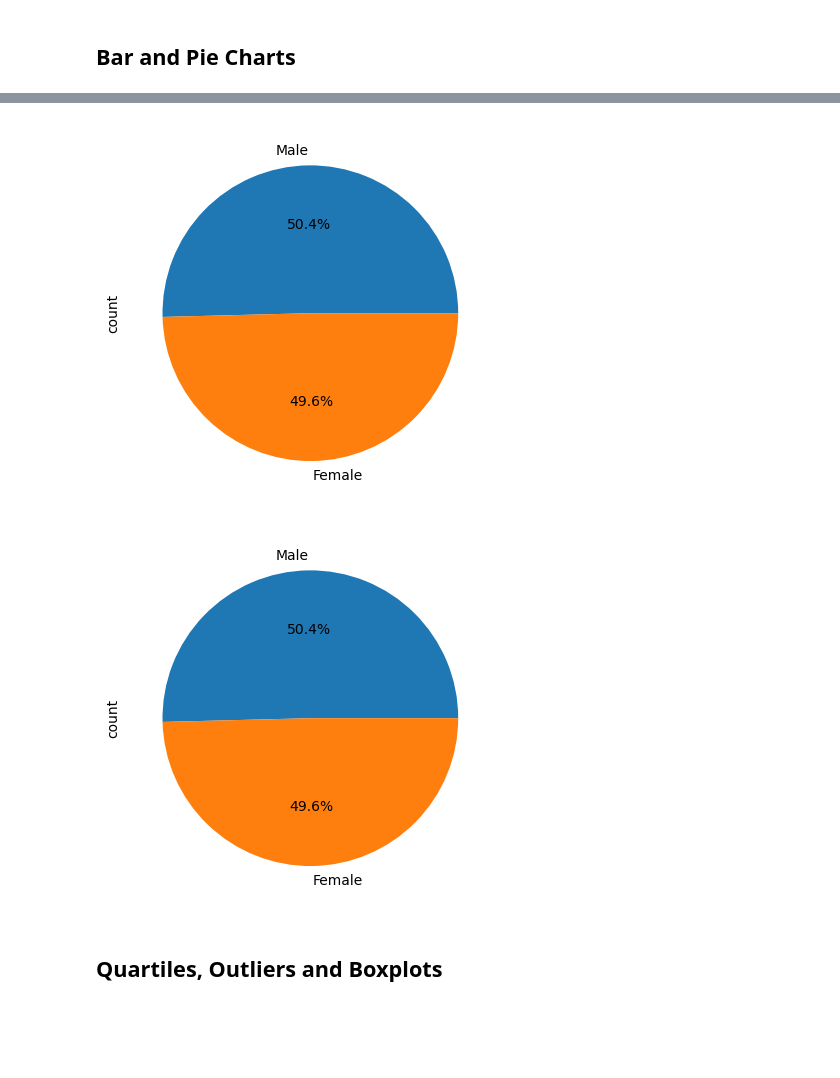
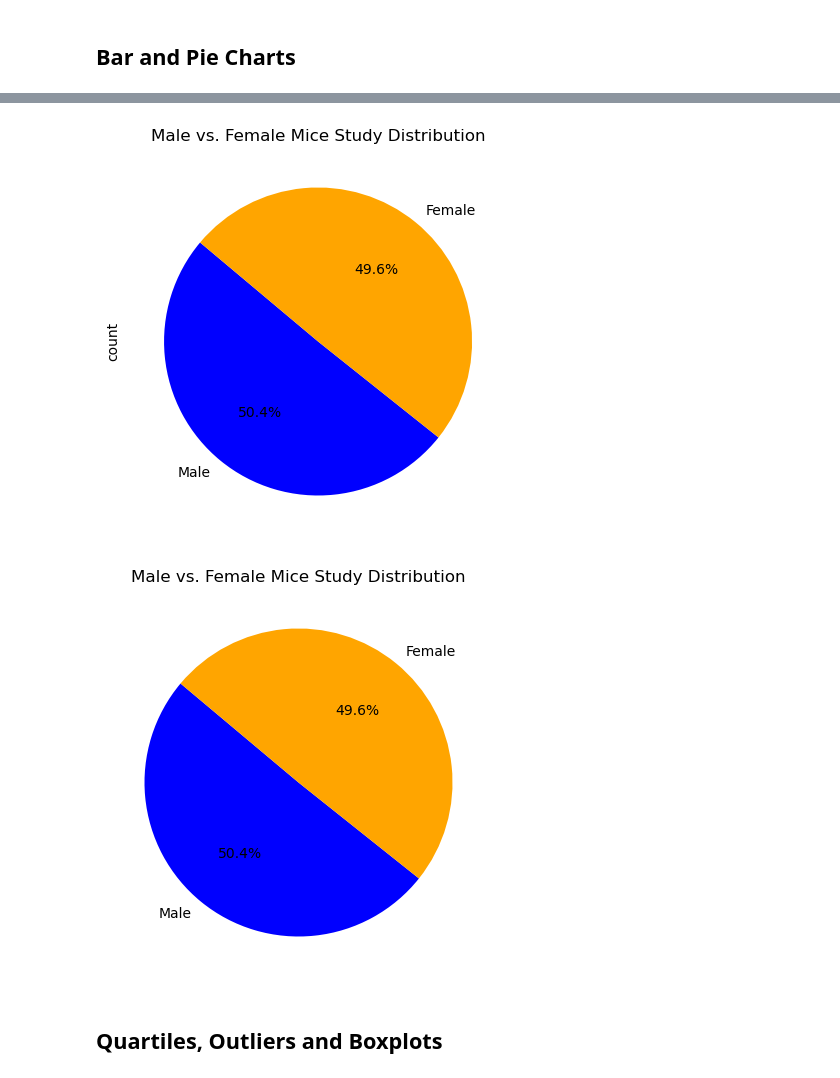
Before and after one commit to alexvallone24/Matplotlib_challenge, a Jupyter notebook: Pymaceuticals/pymaceuticals_starter.ipynb, the cells around one changed output, grey strips where cells are left out. Drawn from its saved outputs; the diff is of its cells as text; code cells hidden in the pictures; blank space fills up the shorter version.

```diff
--- a/Pymaceuticals/pymaceuticals_starter.ipynb
+++ b/Pymaceuticals/pymaceuticals_starter.ipynb
@@ -145,12 +158,17 @@ summary_df
 # %%
 # Generate a pie chart, using Pandas, showing the distribution of unique female versus male mice used in the study
 
 # Get the unique mice with their gender
 
 
 # Make the pie chart
+unique_mice = clean_mouse_study[['Mouse ID', 'Sex']].drop_duplicates()
+gender_counts = unique_mice['Sex'].value_counts()
+gender_counts.plot(kind = 'pie', startangle=140, figsize=(10,5), colors=["blue","orange"], autopct="%1.1f%%")
+plt.title("Male vs. Female Mice Study Distribution")
+plt.show()
 # %% [output]
-[figure, old version]
+[figure, new version]
 # %%
 # Generate a pie chart, using pyplot, showing the distribution of unique female versus male mice used in the study
 
@@ -158,8 +176,14 @@ summary_df
 
 
 # Make the pie chart
+unique_mice = clean_mouse_study[['Mouse ID', 'Sex']].drop_duplicates()
+gender_counts = unique_mice['Sex'].value_counts()
+plt.figure(figsize=(5,5))
+plt.pie(gender_counts, labels=gender_counts.index, autopct="%1.1f%%", startangle=140, colors=["blue","orange"])
+plt.title("Male vs. Female Mice Study Distribution")
+plt.show()
 # %% [output]
-[figure, old version]
+[figure, new version]
 # %% [markdown]
 ## Quartiles, Outliers and Boxplots
 # %%
```
Also changed, not shown: parts of 2 cells of this notebook.
